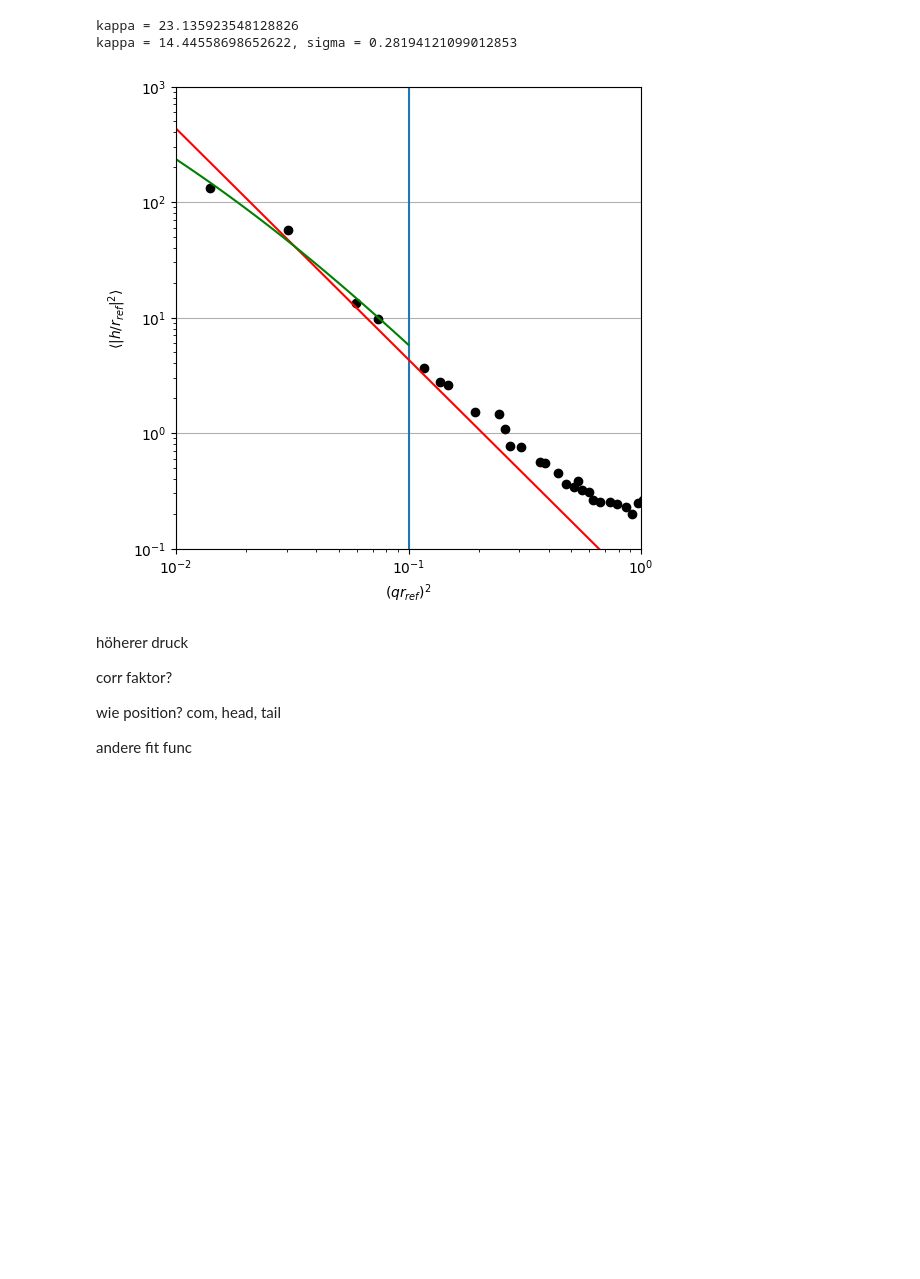
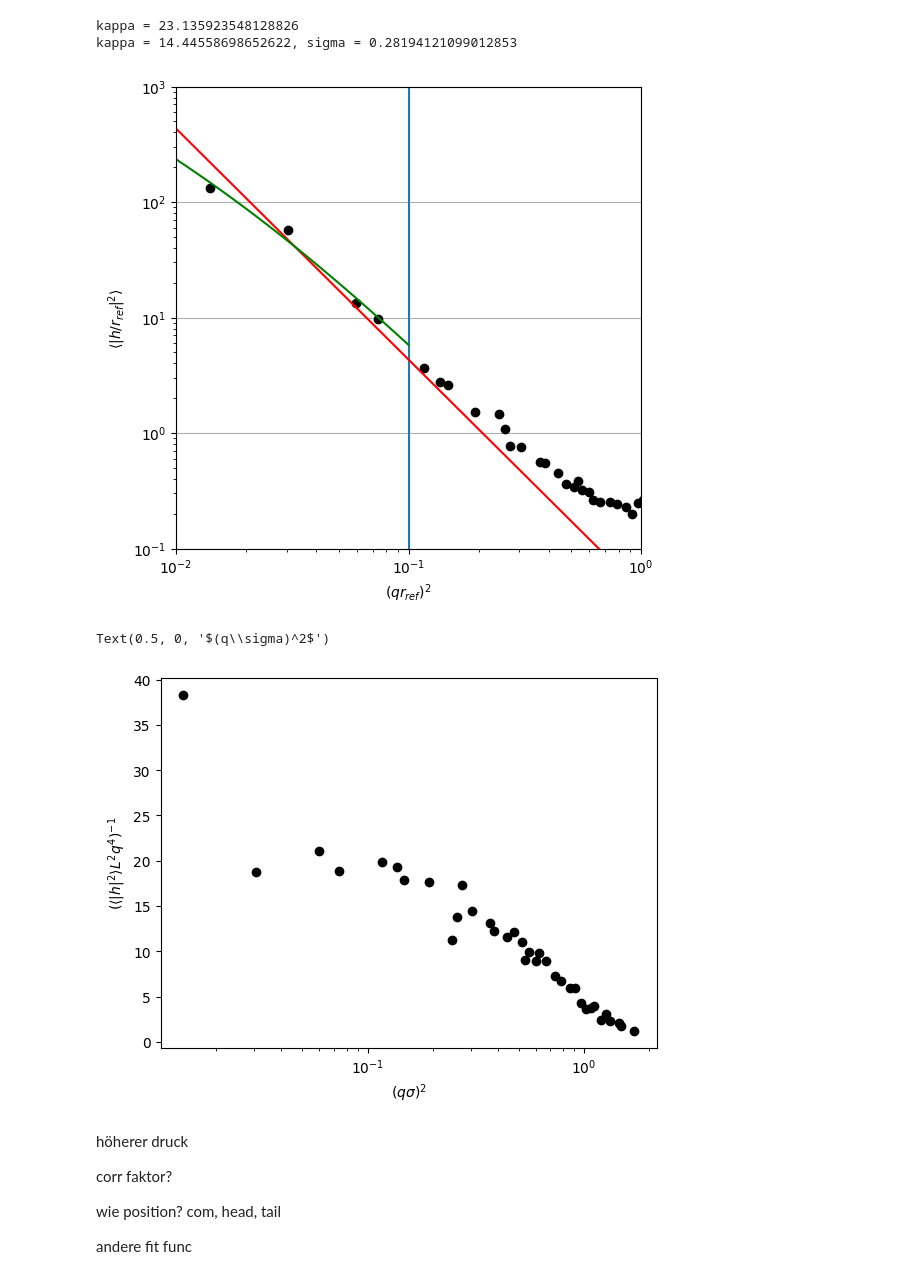
Before and after one commit to G-Scherer/dpd_simulation, a Jupyter notebook: bending_modulus/analysis/analysis_fluc.ipynb, the cells around one changed output. Saved outputs shown, nothing was run; the diff lists cells and outputs as text; code cells hidden in the pictures; blank space fills up the shorter version.

```diff
--- a/bending_modulus/analysis/analysis_fluc.ipynb
+++ b/bending_modulus/analysis/analysis_fluc.ipynb
@@ -337,28 +342,35 @@ kappa = 14.44558698652622, sigma = 0.28194121099012853
 # %%
 plt.figure(figsize=(6,6))
 
 mask_gro = (power_radial_gro > 1e-10)
 q_plot_gro, power_plot_gro = q_radial_gro[mask_gro][1:] , power_radial_gro[mask_gro][1:]
 
 plt.loglog(q_plot_gro**2, power_plot_gro, "o", color="black")
 
 plt.xlabel(r"$(qr_{ref})^2$")
 plt.ylabel(r"$\langle |h/r_{ref}|^2\rangle$ ")
 
 plt.axvline(1e-1)
 
 q2_range_gro = np.logspace(-3,1)
 
 plt.loglog(q2_range_gro, np.exp(fit_func(np.log(q2_range_gro), a_gro)), "r-")
 plt.loglog(q2_range_new, np.exp(fit_func_new(q_range, a, b)), "g-")
 
 plt.xlim((0.01,1))
 plt.ylim((0.1,1000))
 
 plt.grid()
 plt.show()
+
+plt.plot(q_plot_gro**2, 1/(power_plot_gro*q_plot_gro**4), "o", color="black")
+plt.xscale("log")
+plt.ylabel(r"$(\langle |h|^2\rangle L^2q^4)^{-1}$")
+plt.xlabel(r"$(q\sigma)^2$")
 # %% [output]
 [figure]
+Text(0.5, 0, '$(q\\sigma)^2$')
+[figure, added]
 # %% [markdown]
 höherer druck
 
```
Also changed, not shown: parts of 6 cells of this notebook, 16 other files.
